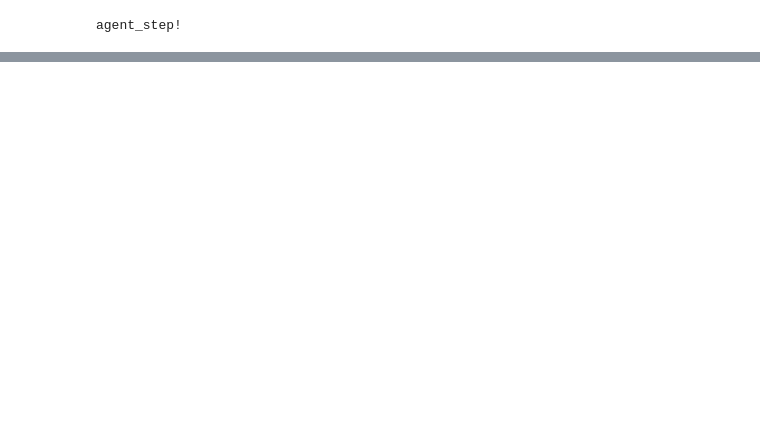
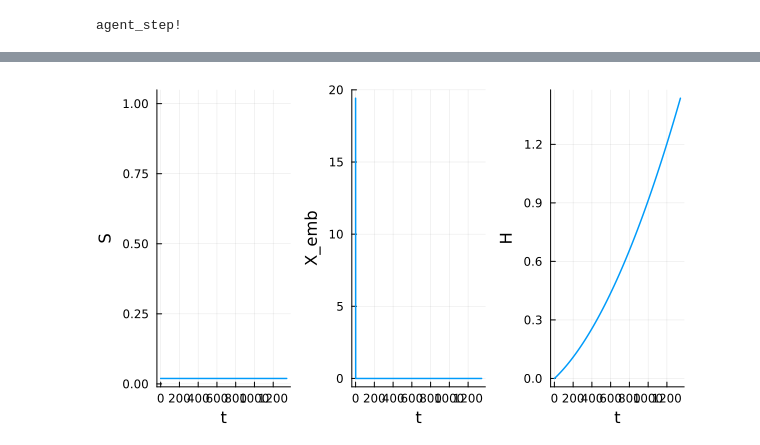
Before and after one commit to SimonHansul/DEBBase.jl, a Jupyter notebook: dev/implement_BaseABM.ipynb, the cells around one changed output, grey strips where cells are left out. Cells and saved outputs as stored; diff of their text form; code cells hidden in the pictures; blank space fills up the shorter version.

```diff
--- a/dev/implement_BaseABM.ipynb
+++ b/dev/implement_BaseABM.ipynb
@@ -289,0 +319,6 @@ aout, _ = run!(model, num_steps; adata)
+# %%
+let plotvars = [:S, :X_emb, :H]
+    plot(aout.time, Matrix(aout[:,plotvars]), layout = (1,length(plotvars)), ylabel = hcat(plotvars...), xlabel = "t", size = (600,350))
+end
+# %% [output]
+[figure, added]
```
Also changed, not shown: parts of 11 cells of this notebook, 1 other file.
